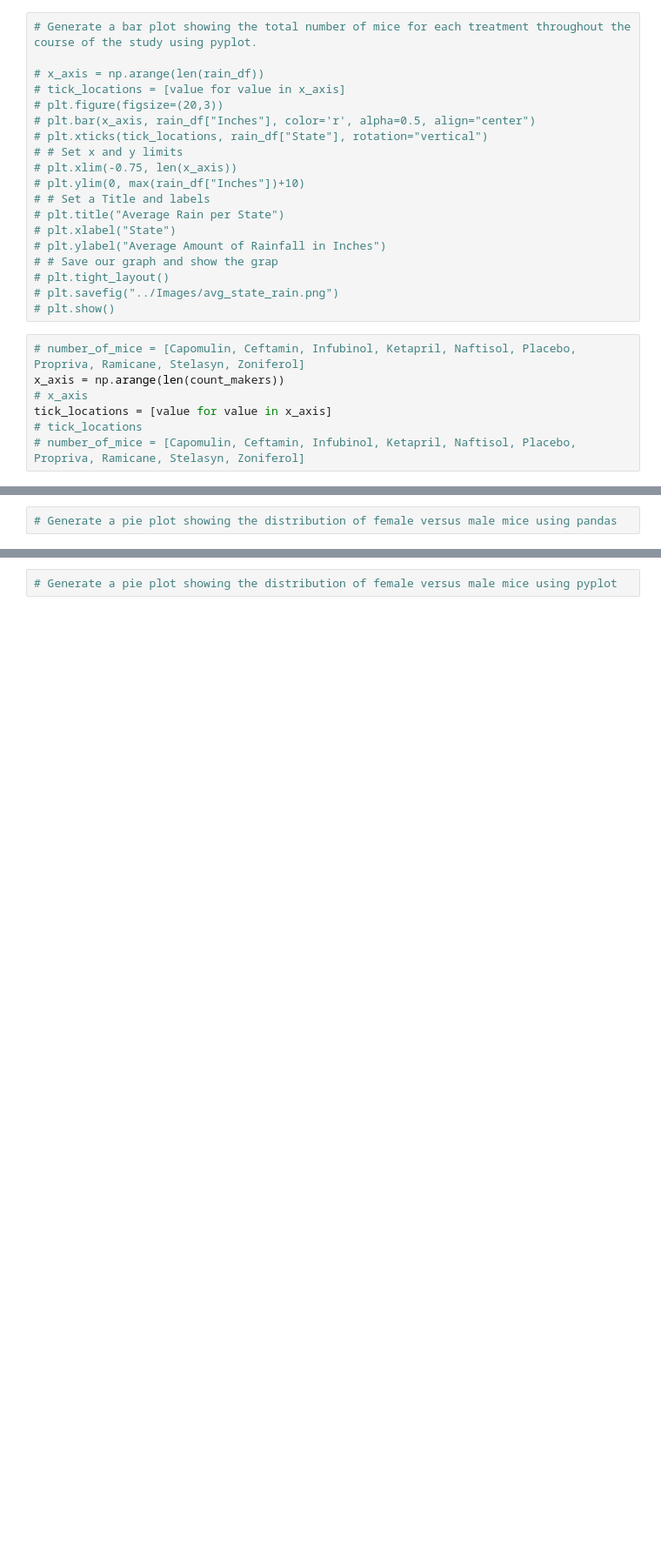
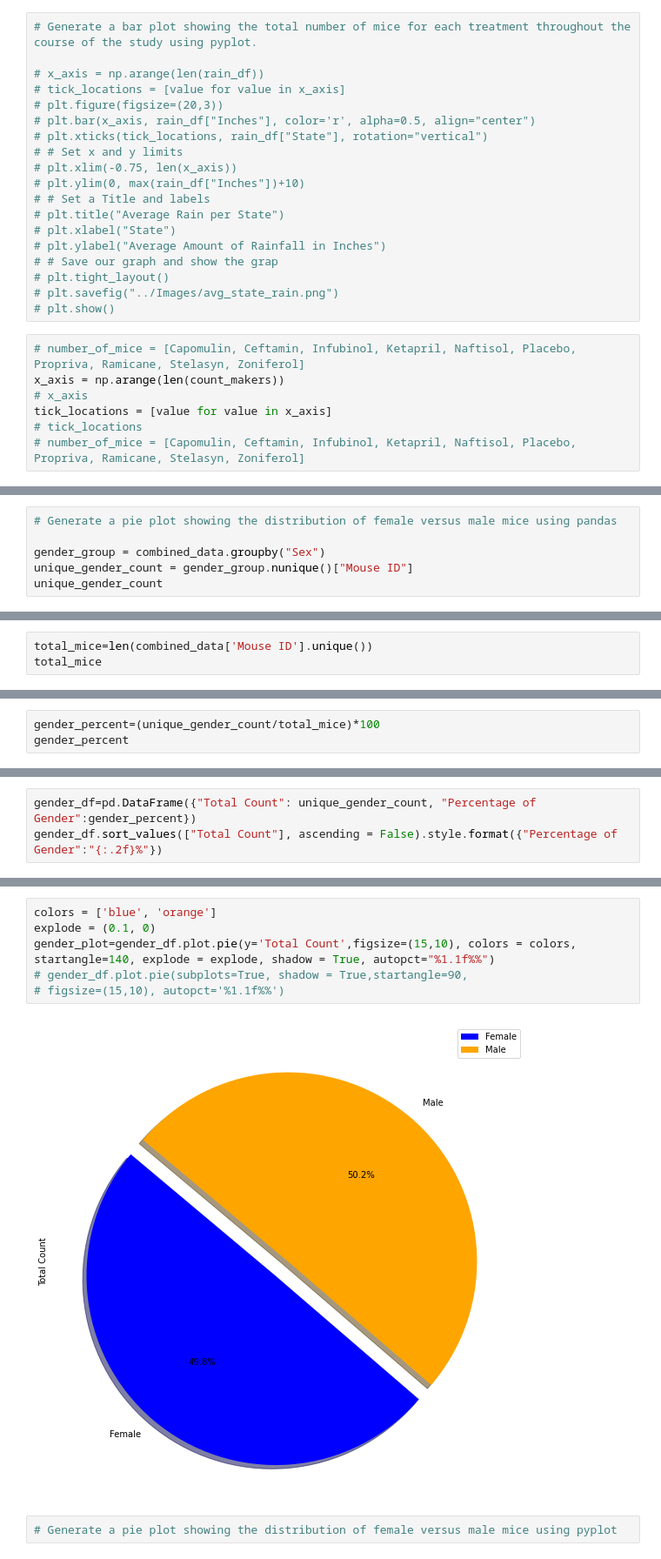
Before and after one commit to arcebri1/PharmaceuticalAnalysisPlotting, a Jupyter notebook: pymaceuticals_starter.ipynb, the cells around one changed output, grey strips where cells are left out. Shown at 87% size. Cells and saved outputs as stored; diff of their text form; blank space fills up the shorter version.

```diff
--- a/pymaceuticals_starter.ipynb
+++ b/pymaceuticals_starter.ipynb
@@ -244,2 +244,6 @@ plt.show()
 # %%
 # Generate a pie plot showing the distribution of female versus male mice using pandas
+
+gender_group = combined_data.groupby("Sex")
+unique_gender_count = gender_group.nunique()["Mouse ID"]
+unique_gender_count
@@ -245,0 +255,3 @@ plt.show()
+# %%
+total_mice=len(combined_data['Mouse ID'].unique())
+total_mice
@@ -245,0 +260,3 @@ plt.show()
+# %%
+gender_percent=(unique_gender_count/total_mice)*100
+gender_percent
@@ -245,0 +268,3 @@ plt.show()
+# %%
+gender_df=pd.DataFrame({"Total Count": unique_gender_count, "Percentage of Gender":gender_percent})
+gender_df.sort_values(["Total Count"], ascending = False).style.format({"Percentage of Gender":"{:.2f}%"})
@@ -246,3 +276,11 @@ plt.show()
+# %%
+colors = ['blue', 'orange']
+explode = (0.1, 0)
+gender_plot=gender_df.plot.pie(y='Total Count',figsize=(15,10), colors = colors, startangle=140, explode = explode, shadow = True, autopct="%1.1f%%")
+# gender_df.plot.pie(subplots=True, shadow = True,startangle=90,
+# figsize=(15,10), autopct='%1.1f%%')
+# %% [output]
+[figure, added]
 # %%
 # Generate a pie plot showing the distribution of female versus male mice using pyplot
 # %% [markdown]
```
Also changed, not shown: parts of 5 cells of this notebook.
